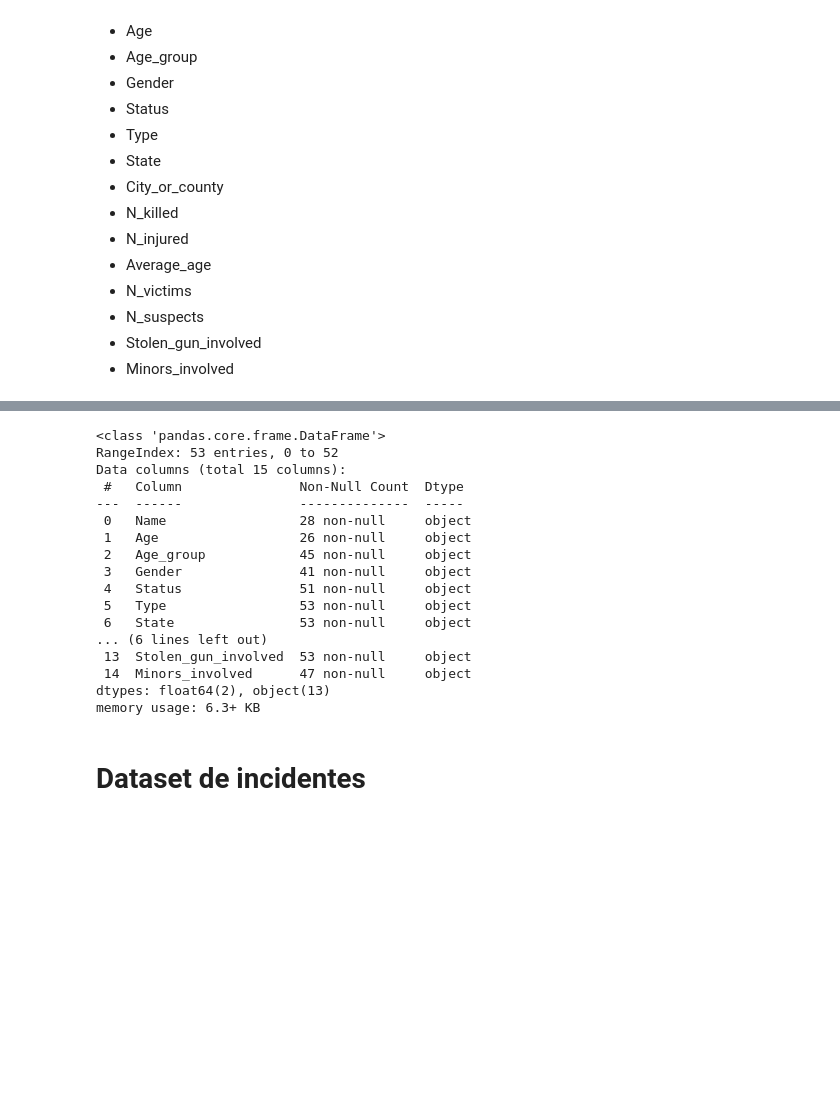
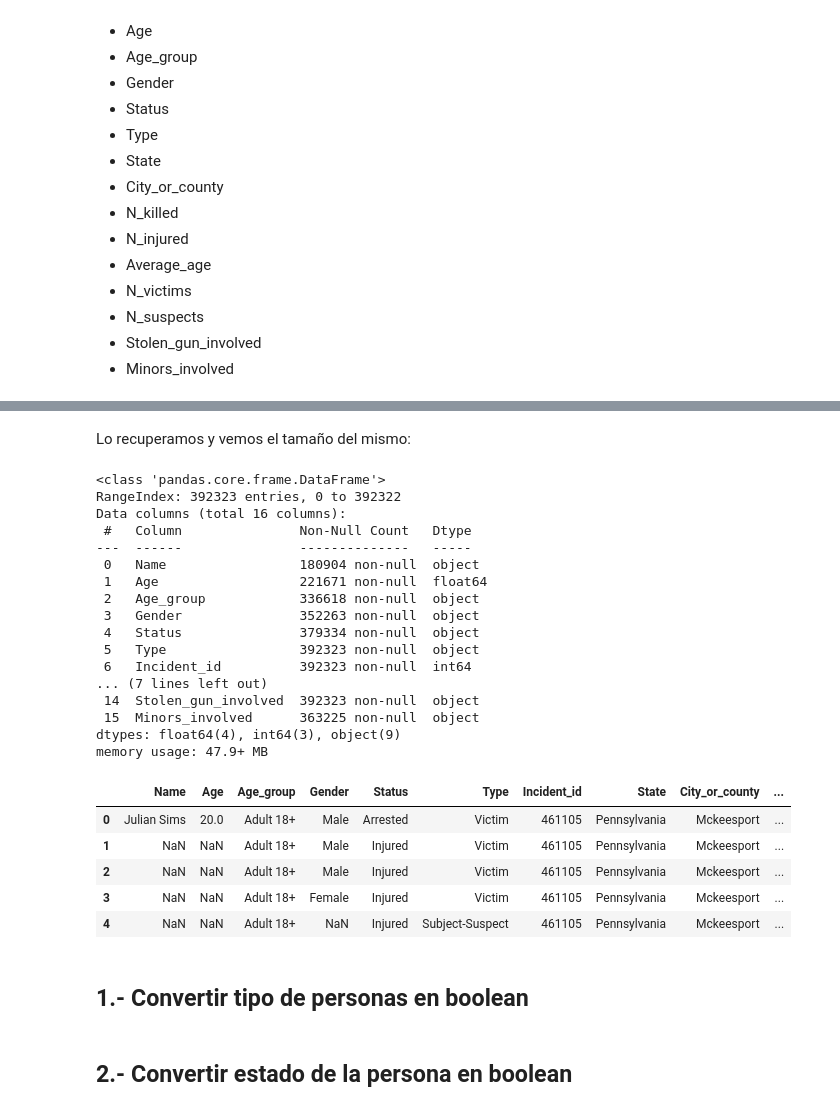
Before and after one commit to LuisG0/gun_violence_dataset, a Jupyter notebook: preprocessing_fer.ipynb, the cells around one changed output, grey strips where cells are left out. Saved outputs shown, nothing was run; the diff lists cells and outputs as text; code cells hidden in the pictures; blank space fills up the shorter version.

```diff
--- a/preprocessing_fer.ipynb
+++ b/preprocessing_fer.ipynb
@@ -378,0 +389,3 @@ Una vez eliminadas las columnas con mayor número de valores faltantes y aquella
+# %%
+pd.set_option('display.max_rows',None)
+processed_incidents.isna().sum()
@@ -458,22 +497,32 @@ people.head(20)
+# %% [markdown]
+Lo recuperamos y vemos el tamaño del mismo:
+# %%
+people = pd.read_csv('./gun_violence_dataset/people_dataset.csv')
+people.info()
+# %% [output]
+<class 'pandas.core.frame.DataFrame'>
+RangeIndex: 392323 entries, 0 to 392322
+Data columns (total 16 columns):
+ #   Column               Non-Null Count   Dtype
+---  ------               --------------   -----
+ 0   Name                 180904 non-null  object
+ 1   Age                  221671 non-null  float64
+ 2   Age_group            336618 non-null  object
+ 3   Gender               352263 non-null  object
+ 4   Status               379334 non-null  object
+ 5   Type                 392323 non-null  object
+ 6   Incident_id          392323 non-null  int64
+... (7 lines left out)
+ 14  Stolen_gun_involved  392323 non-null  object
+ 15  Minors_involved      363225 non-null  object
+dtypes: float64(4), int64(3), object(9)
+memory usage: 47.9+ MB
 # %%
-people.info()
+people.head()
 # %% [output]
-<class 'pandas.core.frame.DataFrame'>
-RangeIndex: 53 entries, 0 to 52
-Data columns (total 15 columns):
- #   Column               Non-Null Count  Dtype
----  ------               --------------  -----
- 0   Name                 28 non-null     object
- 1   Age                  26 non-null     object
- 2   Age_group            45 non-null     object
- 3   Gender               41 non-null     object
- 4   Status               51 non-null     object
- 5   Type                 53 non-null     object
- 6   State                53 non-null     object
-... (6 lines left out)
- 13  Stolen_gun_involved  53 non-null     object
- 14  Minors_involved      47 non-null     object
-dtypes: float64(2), object(13)
-memory usage: 6.3+ KB
+|  | Name | Age | Age_group | Gender | Status | Type | Incident_id | State | City_or_county | ... |
+| 0 | Julian Sims | 20.0 | Adult 18+ | Male | Arrested | Victim | 461105 | Pennsylvania | Mckeesport | ... |
+| 1 | NaN | NaN | Adult 18+ | Male | Injured | Victim | 461105 | Pennsylvania | Mckeesport | ... |
+| 2 | NaN | NaN | Adult 18+ | Male | Injured | Victim | 461105 | Pennsylvania | Mckeesport | ... |
+| 3 | NaN | NaN | Adult 18+ | Female | Injured | Victim | 461105 | Pennsylvania | Mckeesport | ... |
+| 4 | NaN | NaN | Adult 18+ | NaN | Injured | Subject-Suspect | 461105 | Pennsylvania | Mckeesport | ... |
-# %% [markdown]
-# Dataset de incidentes
@@ -481,0 +529,2 @@ memory usage: 6.3+ KB
+# %% [markdown]
+## 1.- Convertir tipo de personas en boolean
@@ -481,0 +536,2 @@ memory usage: 6.3+ KB
+# %% [markdown]
+## 2.- Convertir estado de la persona en boolean
```
Also changed, not shown: parts of 38 cells of this notebook.
